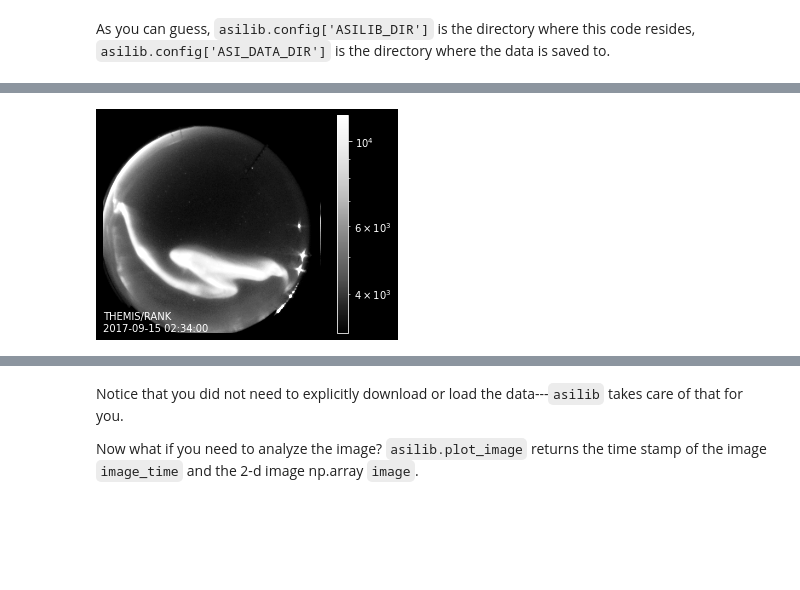
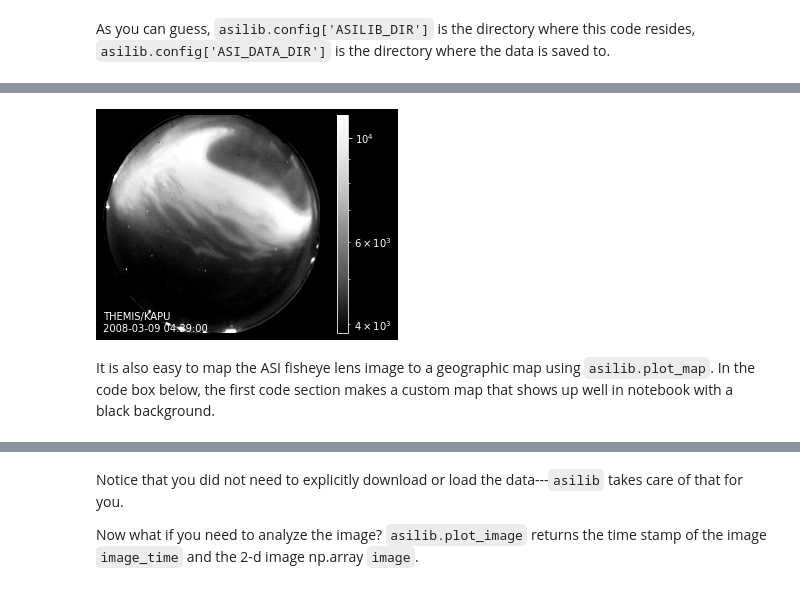
Before and after one commit to mshumko/asilib, a Jupyter notebook: docs/tutorial_notebook.ipynb, the cells around one changed output, grey strips where cells are left out. Cells and saved outputs as stored; diff of their text form; code cells hidden in the pictures; blank space fills up the shorter version.

Commit message:
Updated the notebook tutorials.

```diff
--- a/docs/tutorial_notebook.ipynb
+++ b/docs/tutorial_notebook.ipynb
@@ -32,7 +35,13 @@ location_code = 'RANK'
 # %%
-image_time, image, ax, im = asilib.plot_image(array, location_code, time,
+asi_array_code = 'THEMIS'
+location_code = 'KAPU'
+time = datetime(2008, 3, 9, 4, 39, 00)  # You can supply a datetime object or a ISO-formatted time string.
+
+image_time, image, ax, im = asilib.plot_image(asi_array_code, location_code, time,
                     color_norm='log', color_map='auto')
 plt.colorbar(im)
 ax.axis('off');
 # %% [output]
-[figure, old version]
+[figure, new version]
+# %% [markdown]
+It is also easy to map the ASI fisheye lens image to a geographic map using `asilib.plot_map`. In the code box below, the first code section makes a custom map that shows up well in notebook with a black background.
```
Also changed, not shown: parts of 30 cells of this notebook.
